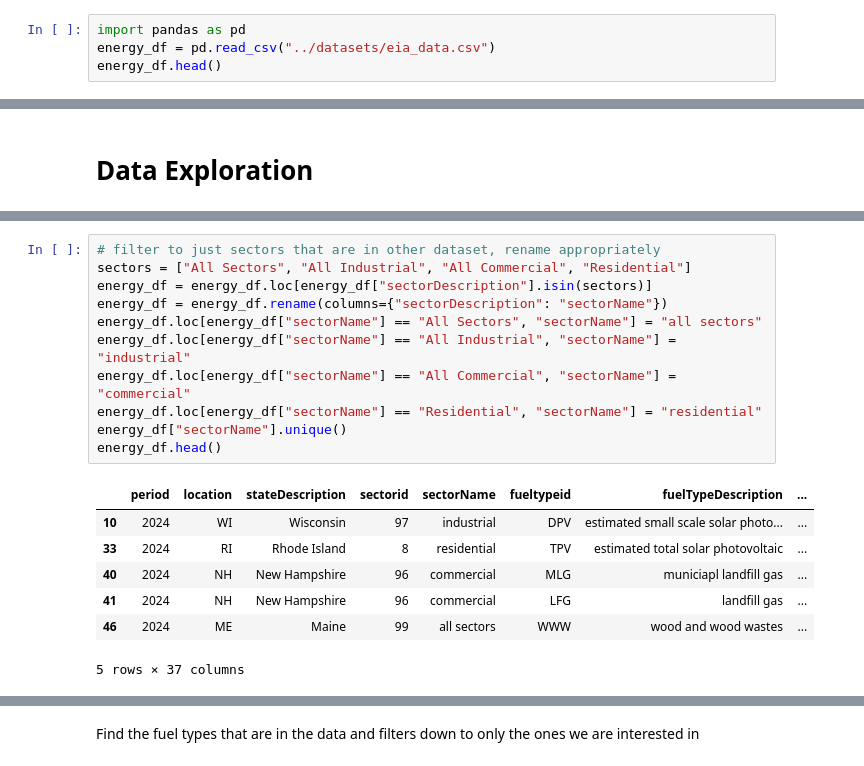
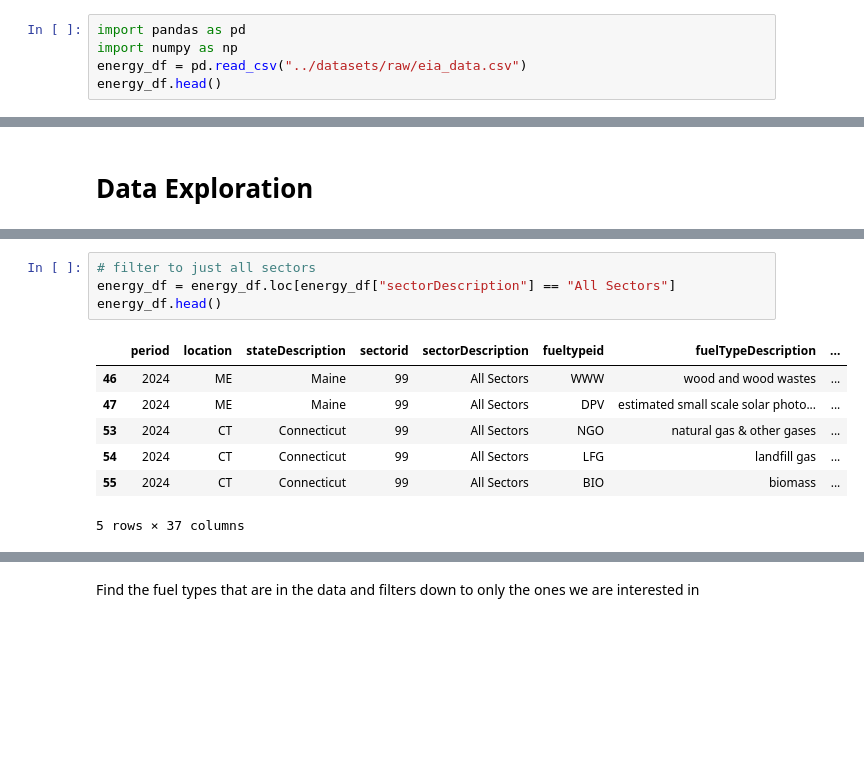
Before and after one commit to TKSteppat/CSCI385-Energy, a Jupyter notebook: data_exploration/data_explore.ipynb, the cells around one changed output, grey strips where cells are left out. Drawn from its saved outputs; the diff is of its cells as text; blank space fills up the shorter version.

```diff
--- a/data_exploration/data_explore.ipynb
+++ b/data_exploration/data_explore.ipynb
@@ -2,7 +2,8 @@
 # Read in the Data
 # %%
 import pandas as pd
-energy_df = pd.read_csv("../datasets/eia_data.csv")
+import numpy as np
+energy_df = pd.read_csv("../datasets/raw/eia_data.csv")
 energy_df.head()
 # %% [output]
 |  | period | location | stateDescription | sectorid | sectorDescription | fueltypeid | fuelTypeDescription | ... |
@@ -41,19 +30,12 @@ energy_df["sectorDescription"].unique(), energy_price_df["sectorName"].unique()
 # %%
-# filter to just sectors that are in other dataset, rename appropriately
-sectors = ["All Sectors", "All Industrial", "All Commercial", "Residential"]
-energy_df = energy_df.loc[energy_df["sectorDescription"].isin(sectors)]
-energy_df = energy_df.rename(columns={"sectorDescription": "sectorName"})
-energy_df.loc[energy_df["sectorName"] == "All Sectors", "sectorName"] = "all sectors"
-energy_df.loc[energy_df["sectorName"] == "All Industrial", "sectorName"] = "industrial"
-energy_df.loc[energy_df["sectorName"] == "All Commercial", "sectorName"] = "commercial"
-energy_df.loc[energy_df["sectorName"] == "Residential", "sectorName"] = "residential"
-energy_df["sectorName"].unique()
+# filter to just all sectors
+energy_df = energy_df.loc[energy_df["sectorDescription"] == "All Sectors"]
 energy_df.head()
 # %% [output]
-|  | period | location | stateDescription | sectorid | sectorName | fueltypeid | fuelTypeDescription | ... |
-| 10 | 2024 | WI | Wisconsin | 97 | industrial | DPV | estimated small scale solar photo... | ... |
-| 33 | 2024 | RI | Rhode Island | 8 | residential | TPV | estimated total solar photovoltaic | ... |
-| 40 | 2024 | NH | New Hampshire | 96 | commercial | MLG | municiapl landfill gas | ... |
-| 41 | 2024 | NH | New Hampshire | 96 | commercial | LFG | landfill gas | ... |
-| 46 | 2024 | ME | Maine | 99 | all sectors | WWW | wood and wood wastes | ... |
+|  | period | location | stateDescription | sectorid | sectorDescription | fueltypeid | fuelTypeDescription | ... |
+| 46 | 2024 | ME | Maine | 99 | All Sectors | WWW | wood and wood wastes | ... |
+| 47 | 2024 | ME | Maine | 99 | All Sectors | DPV | estimated small scale solar photo... | ... |
+| 53 | 2024 | CT | Connecticut | 99 | All Sectors | NGO | natural gas & other gases | ... |
+| 54 | 2024 | CT | Connecticut | 99 | All Sectors | LFG | landfill gas | ... |
+| 55 | 2024 | CT | Connecticut | 99 | All Sectors | BIO | biomass | ... |
 5 rows × 37 columns
```
Also changed, not shown: parts of 53 cells of this notebook, 3 other files.
